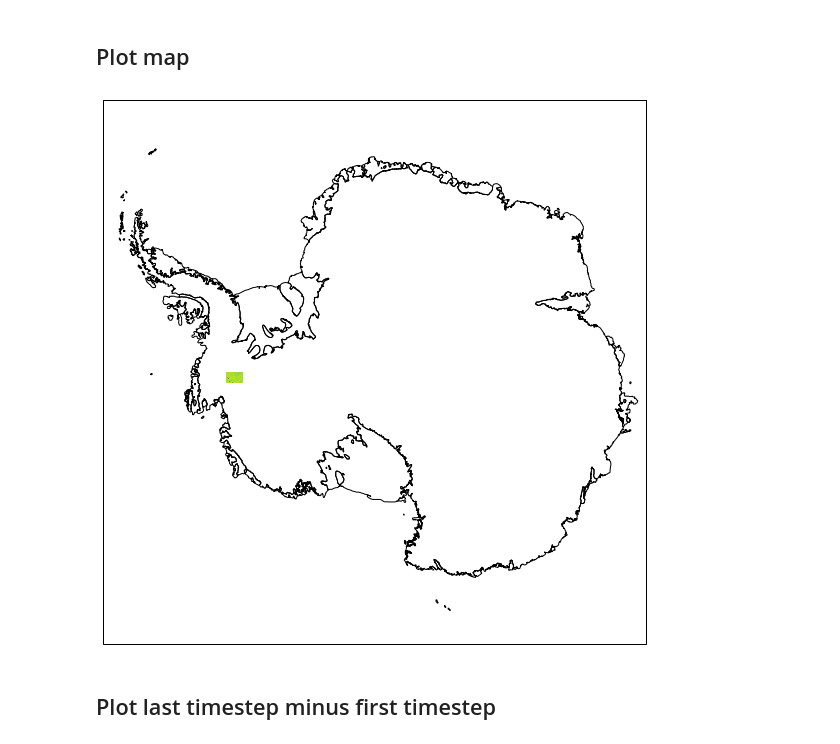
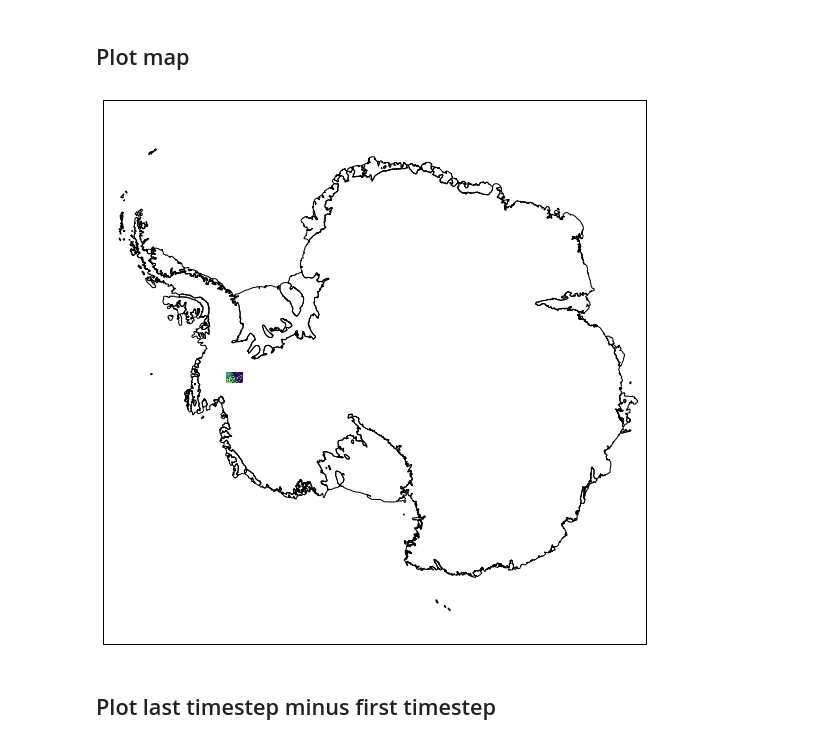
Before and after one commit to EricKeenan/SNOWPACK_WAIS, a Jupyter notebook: analysis/Visualize_A3D_grids.ipynb, the cells around one changed output. Cells and saved outputs as stored; diff of their text form; code cells hidden in the pictures.

```diff
--- a/analysis/Visualize_A3D_grids.ipynb
+++ b/analysis/Visualize_A3D_grids.ipynb
@@ -12,7 +12,7 @@ import geopandas as gpd
 # %%
 nc_path = "../output/grids/a3d_grids.nc"
 ds = xr.open_dataset(nc_path)
-tgt_time = "1980-01-02T12:00:00" # Specific timestep
+tgt_time = "1980-01-01T12:00:00" # Specific timestep
 tgt_time_ind = -1 # Last timestep
 var_plot = "swe"
 ds
@@ -56,22 +56,22 @@ ds.isel(time=tgt_time_ind)[var_plot].plot()
 # %%
 # Generate figure
 fig, axs = plt.subplots(1, 1, subplot_kw={'projection': crs_epsg},
                         figsize=(10, 10))
 
 # Plot coastlines
 axs.set_extent((-180, 180, -90, -65), ccrs.PlateCarree()) # Full ice sheet
 # axs.set_extent((-110, -70, -85, -70), ccrs.PlateCarree()) # Zoom in on Alpine-3D domain
 axs.add_geometries(df_epsg['geometry'], crs=crs_epsg,
                       facecolor='none', edgecolor='black')
 
 # Define easting and northings
 northings = ds.sel(time=tgt_time)[var_plot]['northing']
 eastings = ds.sel(time=tgt_time)[var_plot]['easting']
 
 # Plot map
-mesh = plt.pcolormesh(eastings, northings, ds.sel(time=tgt_time)[var_plot])
+mesh = plt.pcolormesh(eastings, northings, ds.isel(time=tgt_time_ind)[var_plot])
 # %% [output]
-[figure, old version]
+[figure, new version]
 # %% [markdown]
 ## Plot last timestep minus first timestep
 # %%
```
Also changed, not shown: parts of 5 cells of this notebook, 16 other files.
